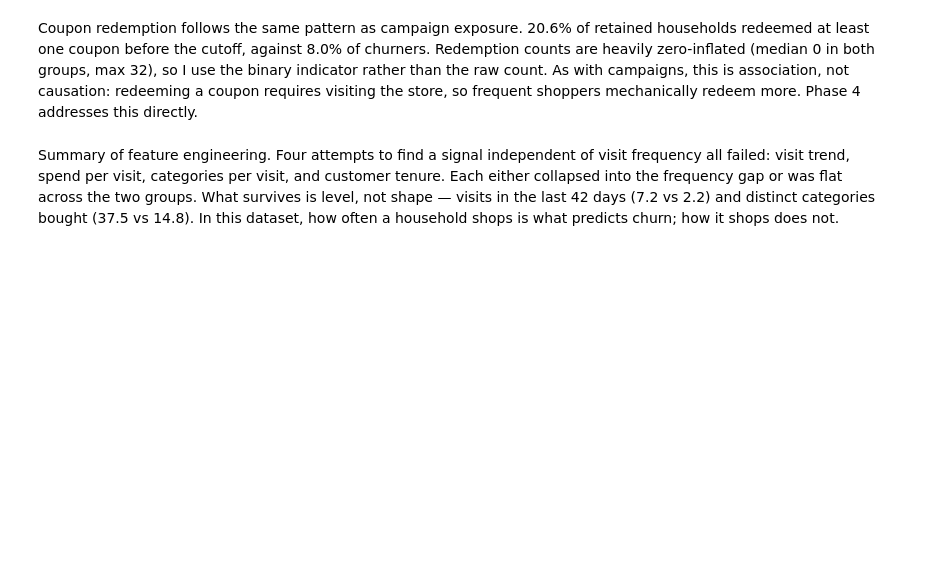
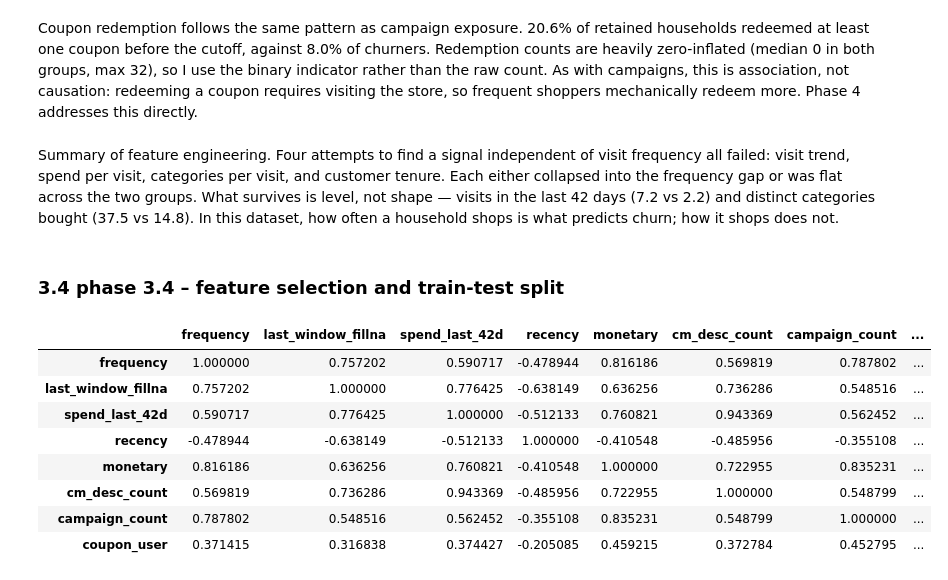
Before and after one commit to enes089r/customer-churn-campaign-analytics, a Jupyter notebook: 03_churn_model.ipynb, the cells around one changed output. Drawn from its saved outputs; the diff is of its cells as text; code cells hidden in the pictures; blank space fills up the shorter version.

```diff
--- a/03_churn_model.ipynb
+++ b/03_churn_model.ipynb
@@ -690,3 +690,17 @@ Name: coupon_user, dtype: float64
 Coupon redemption follows the same pattern as campaign exposure. 20.6% of retained households redeemed at least one coupon before the cutoff, against 8.0% of churners. Redemption counts are heavily zero-inflated (median 0 in both groups, max 32), so I use the binary indicator rather than the raw count. As with campaigns, this is association, not causation: redeeming a coupon requires visiting the store, so frequent shoppers mechanically redeem more. Phase 4 addresses this directly.
 # %% [markdown]
 Summary of feature engineering. Four attempts to find a signal independent of visit frequency all failed: visit trend, spend per visit, categories per visit, and customer tenure. Each either collapsed into the frequency gap or was flat across the two groups. What survives is level, not shape — visits in the last 42 days (7.2 vs 2.2) and distinct categories bought (37.5 vs 14.8). In this dataset, how often a household shops is what predicts churn; how it shops does not.
+# %% [markdown]
+### 3.4 phase 3.4 – feature selection and train-test split
+# %%
+rfm_active[["frequency","last_window_fillna","spend_last_42d","recency","monetary","cm_desc_count","campaign_count","coupon_user"]].corr(method = "spearman")
+# %% [output]
+|  | frequency | last_window_fillna | spend_last_42d | recency | monetary | cm_desc_count | campaign_count | ... |
+| frequency | 1.000000 | 0.757202 | 0.590717 | -0.478944 | 0.816186 | 0.569819 | 0.787802 | ... |
+| last_window_fillna | 0.757202 | 1.000000 | 0.776425 | -0.638149 | 0.636256 | 0.736286 | 0.548516 | ... |
+| spend_last_42d | 0.590717 | 0.776425 | 1.000000 | -0.512133 | 0.760821 | 0.943369 | 0.562452 | ... |
+| recency | -0.478944 | -0.638149 | -0.512133 | 1.000000 | -0.410548 | -0.485956 | -0.355108 | ... |
+| monetary | 0.816186 | 0.636256 | 0.760821 | -0.410548 | 1.000000 | 0.722955 | 0.835231 | ... |
+| cm_desc_count | 0.569819 | 0.736286 | 0.943369 | -0.485956 | 0.722955 | 1.000000 | 0.548799 | ... |
+| campaign_count | 0.787802 | 0.548516 | 0.562452 | -0.355108 | 0.835231 | 0.548799 | 1.000000 | ... |
+| coupon_user | 0.371415 | 0.316838 | 0.374427 | -0.205085 | 0.459215 | 0.372784 | 0.452795 | ... |
```
Also changed, not shown: parts of 15 cells of this notebook.
